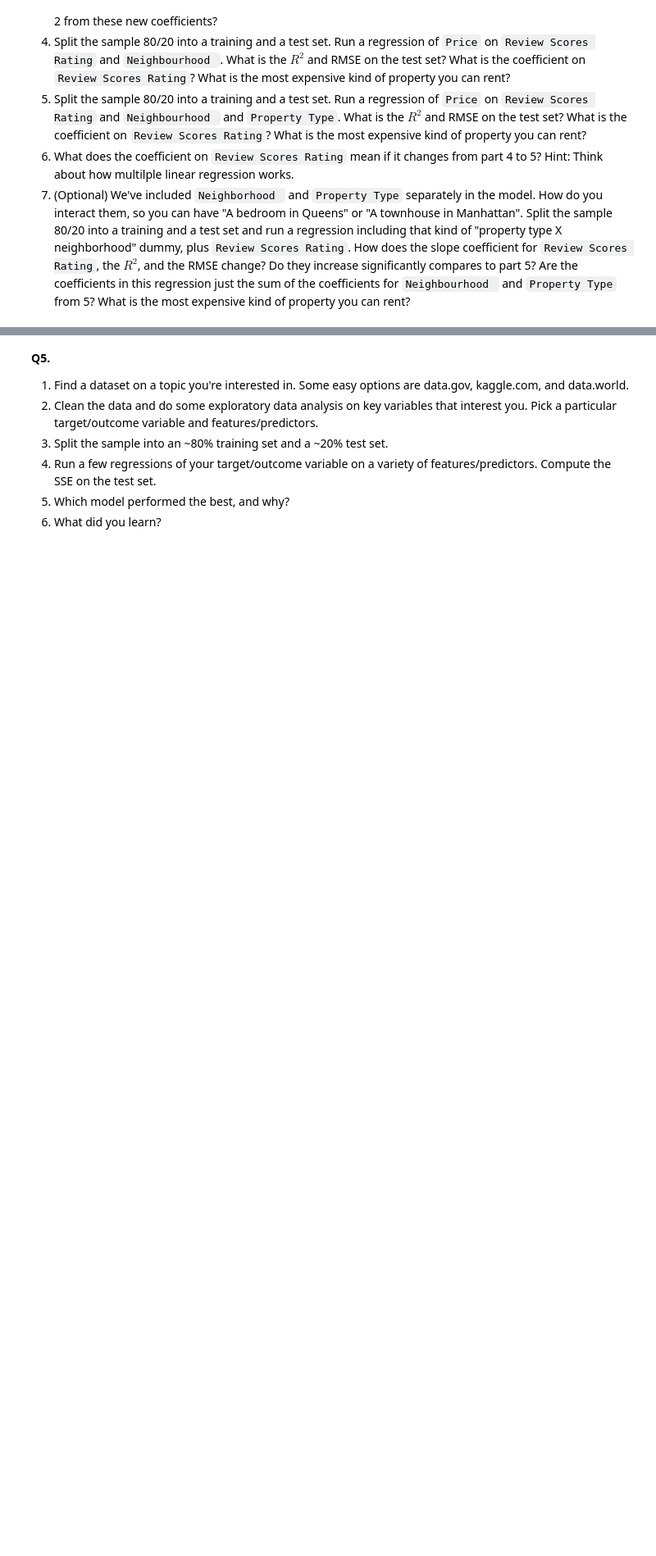
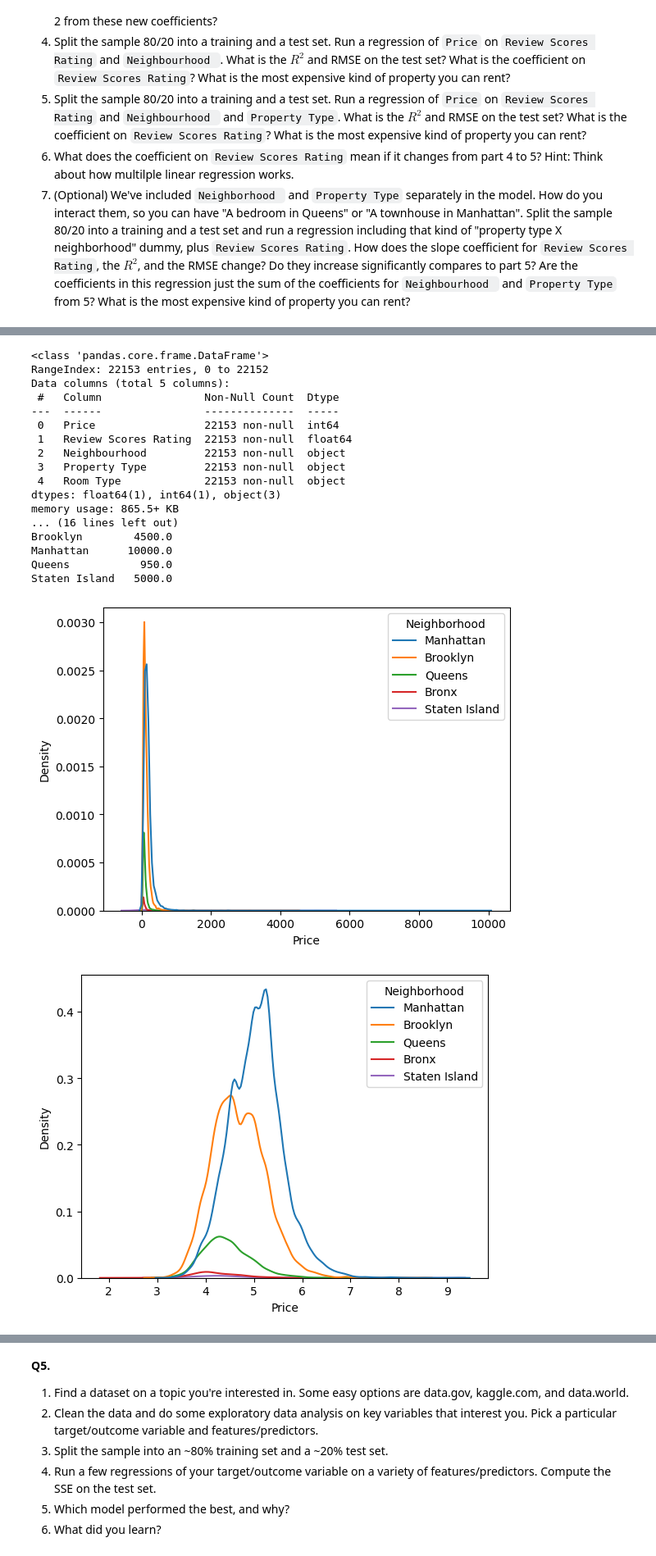
Before and after one commit to rze7ud/linearRegression, a Jupyter notebook: assignment.ipynb, the cells around one changed output, grey strips where cells are left out. Shown at 82% size. Cells and saved outputs as stored; diff of their text form; code cells hidden in the pictures; blank space fills up the shorter version.

Commit message:
Question 1.1-1.6

```diff
--- a/assignment.ipynb
+++ b/assignment.ipynb
@@ -35,3 +35,14 @@
 5. Split the sample 80/20 into a training and a test set. Run a regression of `Price` on `Review Scores Rating` and `Neighbourhood ` and `Property Type`. What is the $R^2$ and RMSE on the test set? What is the coefficient on `Review Scores Rating`? What is the most expensive kind of property you can rent?
 6. What does the coefficient on `Review Scores Rating` mean if it changes from part 4 to 5? Hint: Think about how multilple linear regression works.
 7. (Optional) We've included `Neighborhood ` and `Property Type` separately in the model. How do you interact them, so you can have "A bedroom in Queens" or "A townhouse in Manhattan". Split the sample 80/20 into a training and a test set and run a regression including that kind of "property type X neighborhood" dummy, plus `Review Scores Rating`. How does the slope coefficient for `Review Scores Rating`, the $R^2$, and the RMSE change? Do they increase significantly compares to part 5? Are the coefficients in this regression just the sum of the coefficients for `Neighbourhood ` and `Property Type` from 5? What is the most expensive kind of property you can rent?
+# %%
+! git clone https://github.com/rze7ud/linearRegression/
+
+import numpy as np
+import matplotlib.pyplot as plt
+import pandas as pd
+import seaborn as sns
+from sklearn import linear_model
+from sklearn.model_selection import train_test_split
+
+df = pd.read_csv('/content/linearRegression/data/Q1_clean.csv')
@@ -37,0 +57,32 @@
+# %%
+# Question 1.1
+df.info()
+print(df.columns)
+df = df.rename(columns={'Neighbourhood ': 'Neighborhood'})
+
+print(df.loc[:,['Price','Neighborhood'] ].groupby('Neighborhood').describe())
+sns.kdeplot(x=df['Price'], hue=df['Neighborhood'])
+plt.show()
+
+sns.kdeplot(x=np.log(df['Price']), hue=df['Neighborhood'])
+plt.show()
+# %% [output]
+<class 'pandas.core.frame.DataFrame'>
+RangeIndex: 22153 entries, 0 to 22152
+Data columns (total 5 columns):
+ #   Column                Non-Null Count  Dtype
+---  ------                --------------  -----
+ 0   Price                 22153 non-null  int64
+ 1   Review Scores Rating  22153 non-null  float64
+ 2   Neighbourhood         22153 non-null  object
+ 3   Property Type         22153 non-null  object
+ 4   Room Type             22153 non-null  object
+dtypes: float64(1), int64(1), object(3)
+memory usage: 865.5+ KB
+... (16 lines left out)
+Brooklyn        4500.0
+Manhattan      10000.0
+Queens           950.0
+Staten Island   5000.0
+[figure, added]
+[figure, added]
```
Also changed, not shown: parts of 11 cells of this notebook.
